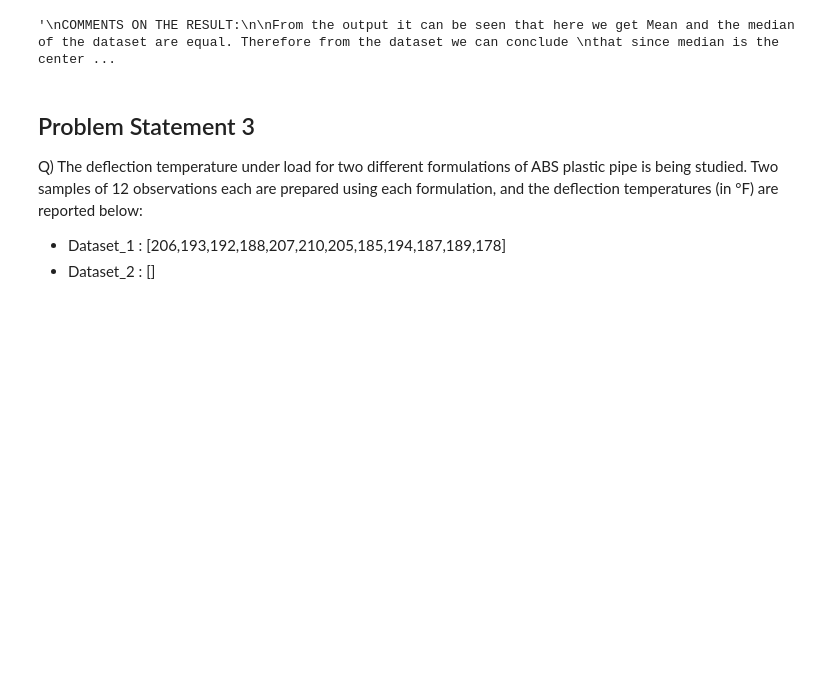
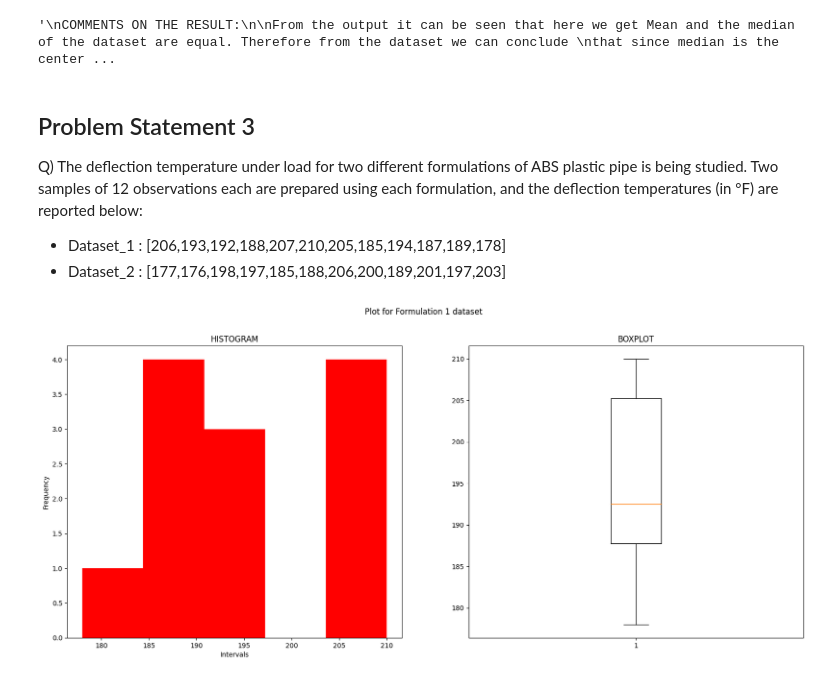
Before and after one commit to kanadsen/ME_794, a Jupyter notebook: ASSIGNMENT 1.ipynb, the cells around one changed output. Cells and saved outputs as stored; diff of their text form; code cells hidden in the pictures; blank space fills up the shorter version.

```diff
--- a/ASSIGNMENT 1.ipynb
+++ b/ASSIGNMENT 1.ipynb
@@ -48,4 +48,22 @@ MINIMUM VALUE= 6.03
 
 Q) The deflection temperature under load for two different formulations of ABS plastic pipe is being studied. Two samples of 12 observations each are prepared using each formulation, and the deflection temperatures (in °F) are reported below:
  - Dataset_1 : [206,193,192,188,207,210,205,185,194,187,189,178]
- - Dataset_2 : []
+ - Dataset_2 : [177,176,198,197,185,188,206,200,189,201,197,203]
+# %%
+# Represent the datasets in Histogram plot and box and whisker plot.
+# Plot for datset 1
+Dataset_1=[206,193,192,188,207,210,205,185,194,187,189,178]
+plt.figure(figsize=(20,8))
+plt.suptitle("Plot for Formulation 1 dataset")
+plt.subplot(1,    2,       1)
+plt.title("HISTOGRAM")
+plt.hist(Dataset_1,bins=5,color='Red')
+plt.ylabel("Frequency")
+plt.xlabel("Intervals")
+# create the second panel and set current axis
+plt.subplot(1,2, 2)
+plt.title("BOXPLOT")
+plt.boxplot(Dataset_1)
+plt.show()
+# %% [output]
+[figure, added]
```
